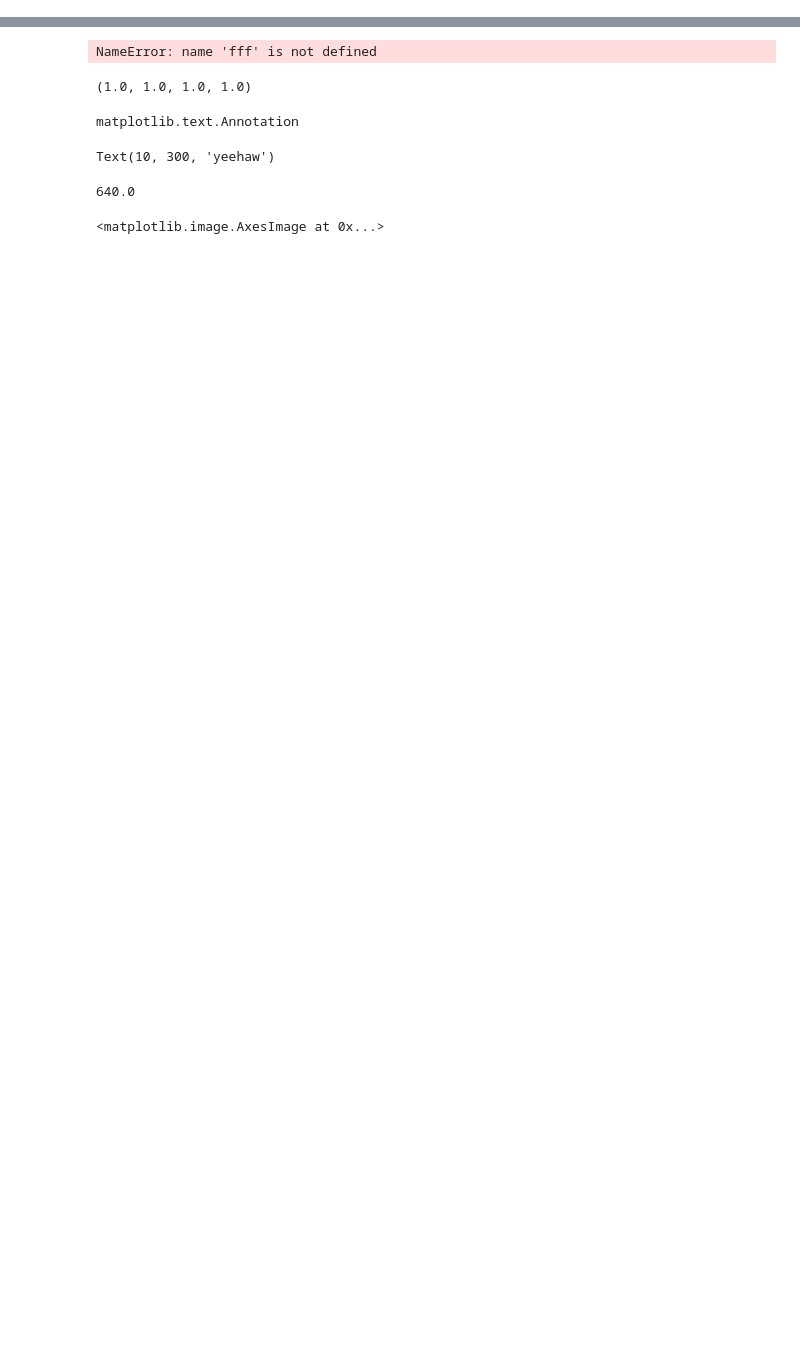
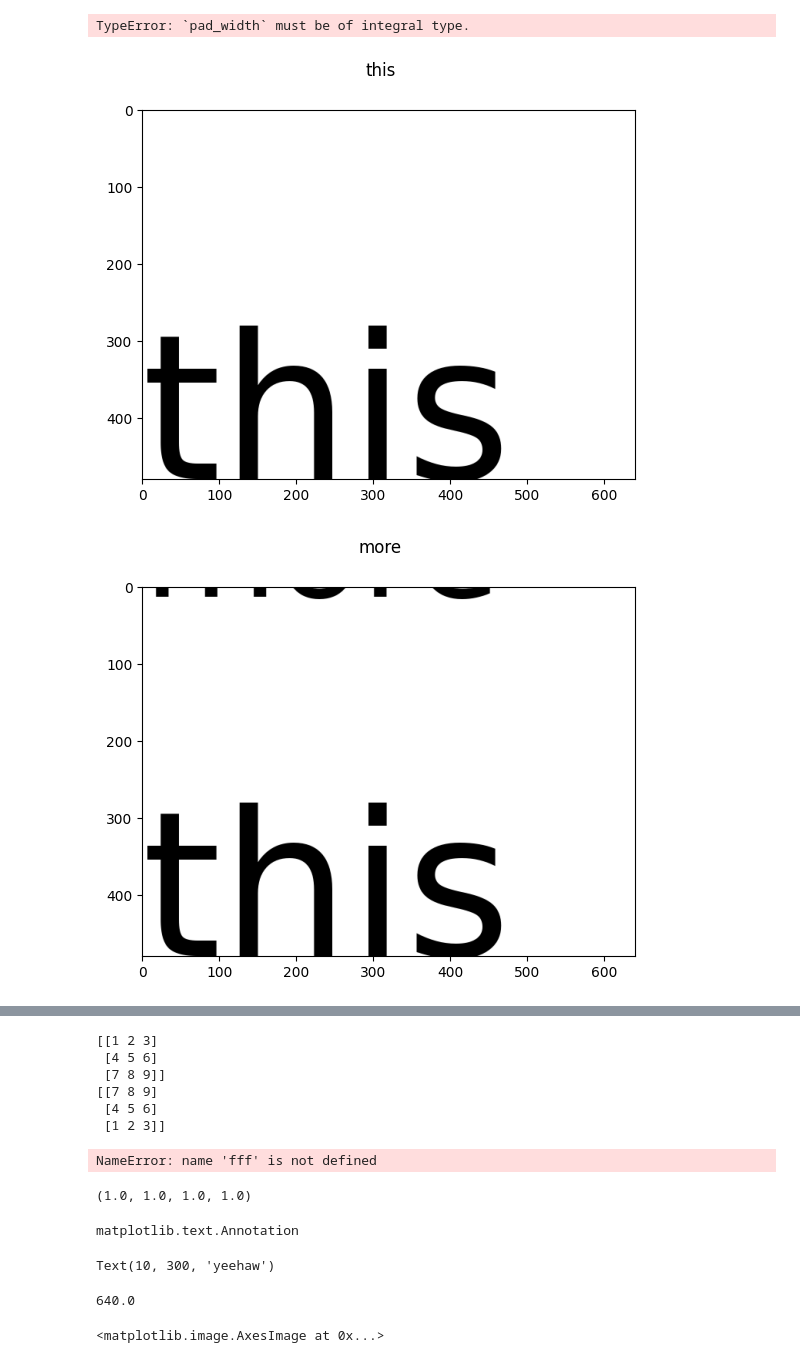
Before and after one commit to oakaigh/python-tagcloud, a Jupyter notebook: example.ipynb, the cells around one changed output, grey strips where cells are left out. Saved outputs shown, nothing was run; the diff lists cells and outputs as text; code cells hidden in the pictures; blank space fills up the shorter version.

```diff
--- a/example.ipynb
+++ b/example.ipynb
@@ -451,0 +734,21 @@ class WordCloud:
+# %%
+import numpy as np
+x = np.array([[1, 2, 3],[4, 5, 6]])
+
+np.pad(x,((np.nan,0),(1,0)), mode='constant')#[:, :-1]
+# %% [output]
+TypeError: `pad_width` must be of integral type.
+# %%
+wc = WordCloud(canvas_backend=Canvas)
+
+c = wc.draw(
+    frequency_table=DescendingFrequencyTable([
+        FrequencyData('test', 1),
+        FrequencyData('this', 10),
+        FrequencyData('more', 5),
+    ])
+)
+#plt.imshow(c.data_rgba)
+# %% [output]
+[figure, added]
+[figure, added]
@@ -452,3 +758,16 @@ class WordCloud:
+# %%
+import numpy as np
+
+x=np.array([[1,2,3],[4,5,6],[7,8,9]]).view()
+print(x)
+print(x[::-1,:])
+# %% [output]
+[[1 2 3]
+ [4 5 6]
+ [7 8 9]]
+[[7 8 9]
+ [4 5 6]
+ [1 2 3]]
 # %%
 fff.transSubfigure
 # %%
```
Also changed, not shown: parts of 7 cells of this notebook, 1 other file.
